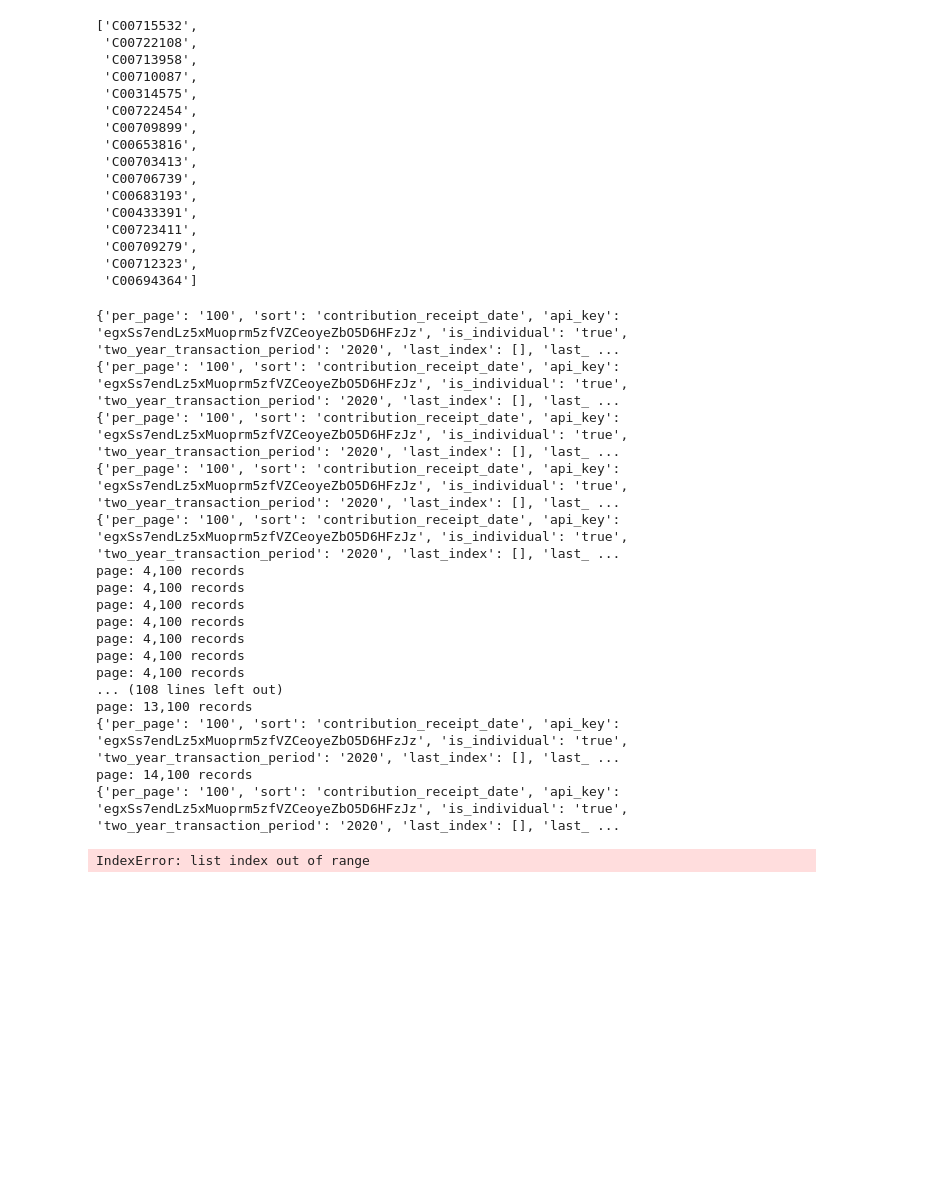
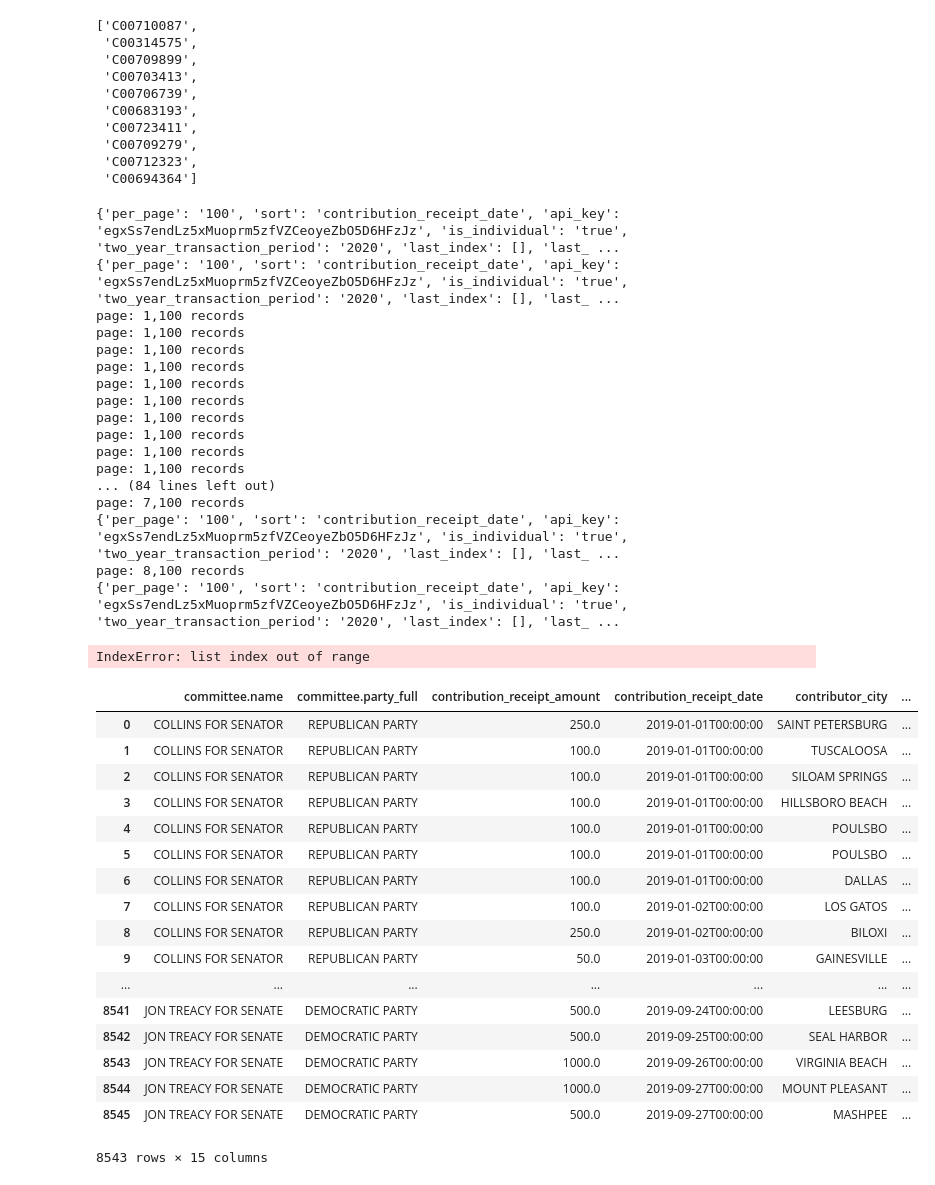
Before and after one commit to darrenfishell/data-projects, a Jupyter notebook: fec-data-2020/congressional/ME Senate individual contributions.ipynb, the cells around one changed output. Drawn from its saved outputs; the diff is of its cells as text; code cells hidden in the pictures; blank space fills up the shorter version.

Commit message:
Contrib script updates and credentials added

```diff
--- a/fec-data-2020/congressional/ME Senate individual contributions.ipynb
+++ b/fec-data-2020/congressional/ME Senate individual contributions.ipynb
@@ -11,11 +12,12 @@ import time
 ##Schedule_a API guide: https://api.open.fec.gov/developers/#/receipts/get_schedules_schedule_a_˜
 # %%
 ### MULTI-CANDIDATE SEARCH ###
-#Set search for all 2020 (two-year transaction period) Maine Congressional candidates
+#Set search for all 2020 (two-year transaction period) Maine Senate candidates
 cand_state = 'ME'
 period='2020'
 parameters = {'election_year':period
             ,'state':cand_state
+            ,'office':'S'
             ,'api_key':config.api_key}
 #To iterate over comm_ids
 id=int(0)
@@ -28,18 +30,12 @@ r_cands = requests.get('https://api.open.fec.gov/v1/candidates/search',params=pa
 comm_ids=json_normalize(data=r_cands['results'],record_path='principal_committees')['committee_id'].tolist()
 comm_ids
 # %% [output]
-['C00715532',
- 'C00722108',
- 'C00713958',
- 'C00710087',
+['C00710087',
  'C00314575',
- 'C00722454',
  'C00709899',
- 'C00653816',
  'C00703413',
  'C00706739',
  'C00683193',
- 'C00433391',
  'C00723411',
  'C00709279',
  'C00712323',
@@ -100,21 +96,21 @@ for x in comm_ids:
 # %% [output]
 {'per_page': '100', 'sort': 'contribution_receipt_date', 'api_key': 'egxSs7endLz5xMuoprm5zfVZCeoyeZbO5D6HFzJz', 'is_individual': 'true', 'two_year_transaction_period': '2020', 'last_index': [], 'last_ ...
 {'per_page': '100', 'sort': 'contribution_receipt_date', 'api_key': 'egxSs7endLz5xMuoprm5zfVZCeoyeZbO5D6HFzJz', 'is_individual': 'true', 'two_year_transaction_period': '2020', 'last_index': [], 'last_ ...
+page: 1,100 records
+page: 1,100 records
+page: 1,100 records
+page: 1,100 records
+page: 1,100 records
+page: 1,100 records
+page: 1,100 records
+page: 1,100 records
+page: 1,100 records
+page: 1,100 records
+... (84 lines left out)
+page: 7,100 records
 {'per_page': '100', 'sort': 'contribution_receipt_date', 'api_key': 'egxSs7endLz5xMuoprm5zfVZCeoyeZbO5D6HFzJz', 'is_individual': 'true', 'two_year_transaction_period': '2020', 'last_index': [], 'last_ ...
+page: 8,100 records
 {'per_page': '100', 'sort': 'contribution_receipt_date', 'api_key': 'egxSs7endLz5xMuoprm5zfVZCeoyeZbO5D6HFzJz', 'is_individual': 'true', 'two_year_transaction_period': '2020', 'last_index': [], 'last_ ...
-{'per_page': '100', 'sort': 'contribution_receipt_date', 'api_key': 'egxSs7endLz5xMuoprm5zfVZCeoyeZbO5D6HFzJz', 'is_individual': 'true', 'two_year_transaction_period': '2020', 'last_index': [], 'last_ ...
-page: 4,100 records
-page: 4,100 records
-page: 4,100 records
-page: 4,100 records
-page: 4,100 records
-page: 4,100 records
-page: 4,100 records
-... (108 lines left out)
-page: 13,100 records
-{'per_page': '100', 'sort': 'contribution_receipt_date', 'api_key': 'egxSs7endLz5xMuoprm5zfVZCeoyeZbO5D6HFzJz', 'is_individual': 'true', 'two_year_transaction_period': '2020', 'last_index': [], 'last_ ...
-page: 14,100 records
-{'per_page': '100', 'sort': 'contribution_receipt_date', 'api_key': 'egxSs7endLz5xMuoprm5zfVZCeoyeZbO5D6HFzJz', 'is_individual': 'true', 'two_year_transaction_period': '2020', 'last_index': [], 'last_ ...
 IndexError: list index out of range
 # %%
 # Concatenate all dfs
@@ -127,3 +123,41 @@ itemdf['contributor_zip'] = itemdf['contributor_zip'].str[:5]
 #Filter out 00000, Nulls
 itemdf = itemdf[(itemdf['contributor_zip'].isnull()==False)
                  & (itemdf['contributor_zip']!='00000')]
+# %%
+#SLIM down the data source
+#Itemized dataframe query
+df_cull=itemdf[['committee.name'
+                ,'committee.party_full'
+                ,'contribution_receipt_amount'
+                ,'contribution_receipt_date'
+                ,'contributor_city'
+                ,'contributor_state'
+                ,'contributor_street_1'
+                ,'contributor_zip'
+                ,'contributor_employer'
+                ,'contributor_name'
+                ,'contributor_occupation'
+                ,'fec_election_type_desc'
+                ,'load_date'
+                ,'pdf_url'
+                ,'transaction_id']]
+df_cull
+# %% [output]
+|  | committee.name | committee.party_full | contribution_receipt_amount | contribution_receipt_date | contributor_city | ... |
+| 0 | COLLINS FOR SENATOR | REPUBLICAN PARTY | 250.0 | 2019-01-01T00:00:00 | SAINT PETERSBURG | ... |
+| 1 | COLLINS FOR SENATOR | REPUBLICAN PARTY | 100.0 | 2019-01-01T00:00:00 | TUSCALOOSA | ... |
+| 2 | COLLINS FOR SENATOR | REPUBLICAN PARTY | 100.0 | 2019-01-01T00:00:00 | SILOAM SPRINGS | ... |
+| 3 | COLLINS FOR SENATOR | REPUBLICAN PARTY | 100.0 | 2019-01-01T00:00:00 | HILLSBORO BEACH | ... |
+| 4 | COLLINS FOR SENATOR | REPUBLICAN PARTY | 100.0 | 2019-01-01T00:00:00 | POULSBO | ... |
+| 5 | COLLINS FOR SENATOR | REPUBLICAN PARTY | 100.0 | 2019-01-01T00:00:00 | POULSBO | ... |
+| 6 | COLLINS FOR SENATOR | REPUBLICAN PARTY | 100.0 | 2019-01-01T00:00:00 | DALLAS | ... |
+| 7 | COLLINS FOR SENATOR | REPUBLICAN PARTY | 100.0 | 2019-01-02T00:00:00 | LOS GATOS | ... |
+| 8 | COLLINS FOR SENATOR | REPUBLICAN PARTY | 250.0 | 2019-01-02T00:00:00 | BILOXI | ... |
+| 9 | COLLINS FOR SENATOR | REPUBLICAN PARTY | 50.0 | 2019-01-03T00:00:00 | GAINESVILLE | ... |
+| ... | ... | ... | ... | ... | ... | ... |
+| 8541 | JON TREACY FOR SENATE | DEMOCRATIC PARTY | 500.0 | 2019-09-24T00:00:00 | LEESBURG | ... |
+| 8542 | JON TREACY FOR SENATE | DEMOCRATIC PARTY | 500.0 | 2019-09-25T00:00:00 | SEAL HARBOR | ... |
+| 8543 | JON TREACY FOR SENATE | DEMOCRATIC PARTY | 1000.0 | 2019-09-26T00:00:00 | VIRGINIA BEACH | ... |
+| 8544 | JON TREACY FOR SENATE | DEMOCRATIC PARTY | 1000.0 | 2019-09-27T00:00:00 | MOUNT PLEASANT | ... |
+| 8545 | JON TREACY FOR SENATE | DEMOCRATIC PARTY | 500.0 | 2019-09-27T00:00:00 | MASHPEE | ... |
+8543 rows × 15 columns
```
Also changed, not shown: parts of 4 cells of this notebook, 5 other files.
